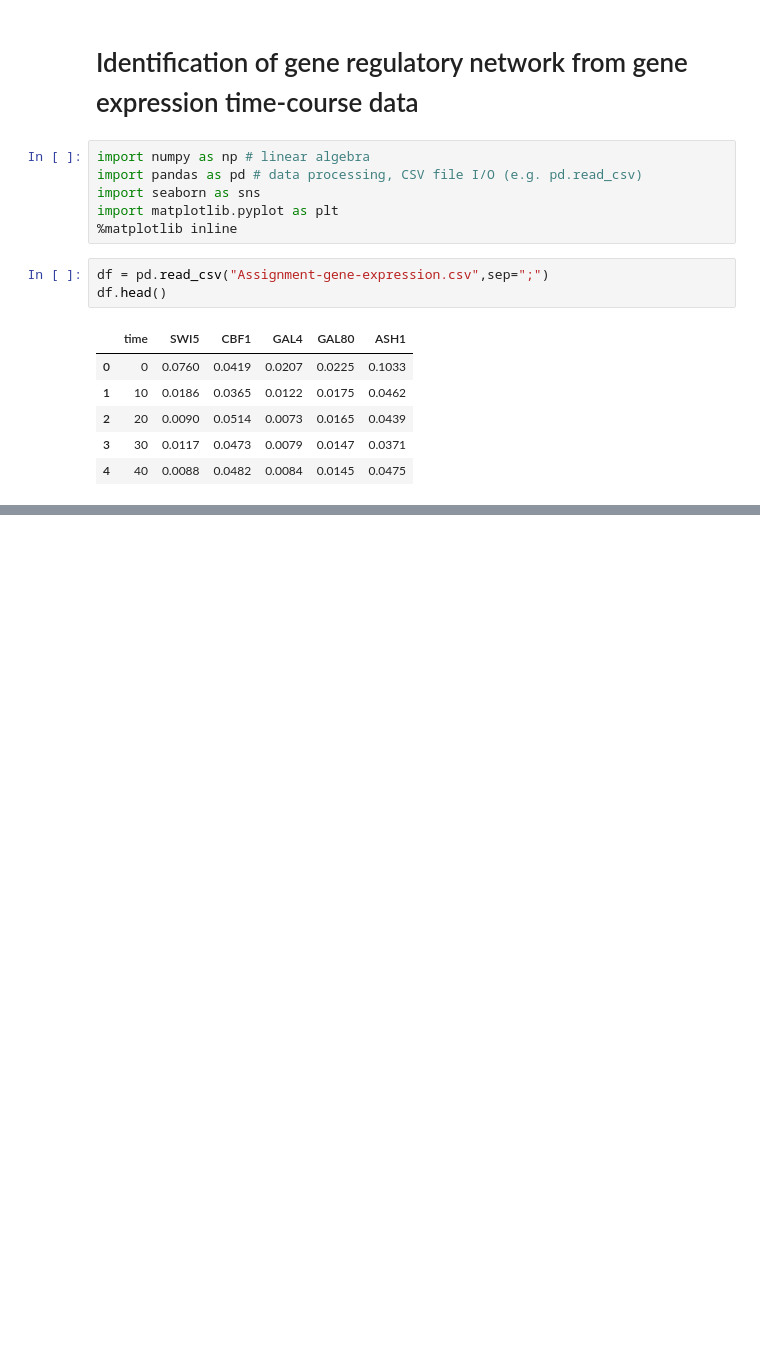
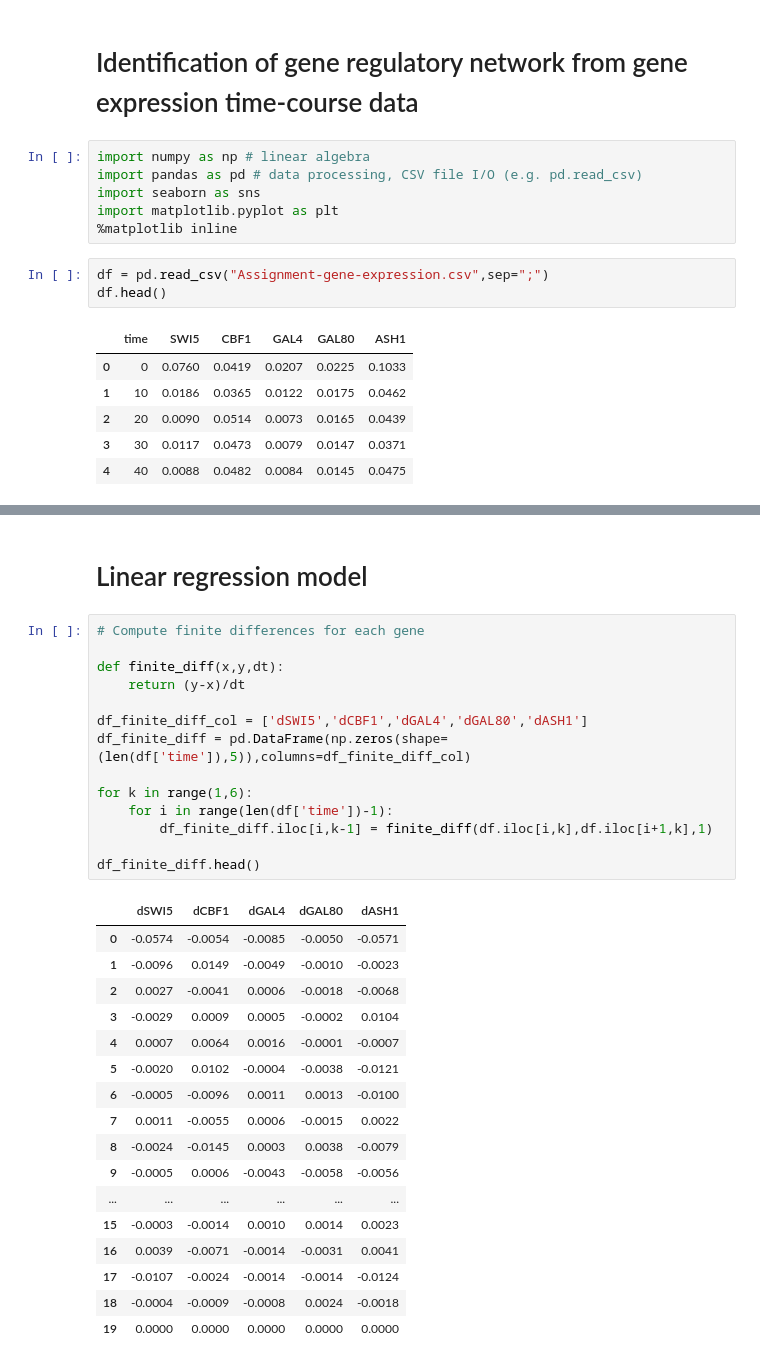
Before and after one commit to clgch/gene-regulatory-network-learning, a Jupyter notebook: Assignement 1.ipynb, the cells around one changed output, grey strips where cells are left out. Saved outputs shown, nothing was run; the diff lists cells and outputs as text; blank space fills up the shorter version.

Commit message:
dataframe of the finite differences created

```diff
--- a/Assignement 1.ipynb
+++ b/Assignement 1.ipynb
@@ -30,0 +33,34 @@ plt.legend(loc='upper left')
+# %% [markdown]
+# Linear regression model
+# %%
+# Compute finite differences for each gene
+
+def finite_diff(x,y,dt):
+    return (y-x)/dt
+
+df_finite_diff_col = ['dSWI5','dCBF1','dGAL4','dGAL80','dASH1']
+df_finite_diff = pd.DataFrame(np.zeros(shape=(len(df['time']),5)),columns=df_finite_diff_col)
+
+for k in range(1,6):
+    for i in range(len(df['time'])-1):
+        df_finite_diff.iloc[i,k-1] = finite_diff(df.iloc[i,k],df.iloc[i+1,k],1)
+
+df_finite_diff.head()
+# %% [output]
+|  | dSWI5 | dCBF1 | dGAL4 | dGAL80 | dASH1 |
+| 0 | -0.0574 | -0.0054 | -0.0085 | -0.0050 | -0.0571 |
+| 1 | -0.0096 | 0.0149 | -0.0049 | -0.0010 | -0.0023 |
+| 2 | 0.0027 | -0.0041 | 0.0006 | -0.0018 | -0.0068 |
+| 3 | -0.0029 | 0.0009 | 0.0005 | -0.0002 | 0.0104 |
+| 4 | 0.0007 | 0.0064 | 0.0016 | -0.0001 | -0.0007 |
+| 5 | -0.0020 | 0.0102 | -0.0004 | -0.0038 | -0.0121 |
+| 6 | -0.0005 | -0.0096 | 0.0011 | 0.0013 | -0.0100 |
+| 7 | 0.0011 | -0.0055 | 0.0006 | -0.0015 | 0.0022 |
+| 8 | -0.0024 | -0.0145 | 0.0003 | 0.0038 | -0.0079 |
+| 9 | -0.0005 | 0.0006 | -0.0043 | -0.0058 | -0.0056 |
+| ... | ... | ... | ... | ... | ... |
+| 15 | -0.0003 | -0.0014 | 0.0010 | 0.0014 | 0.0023 |
+| 16 | 0.0039 | -0.0071 | -0.0014 | -0.0031 | 0.0041 |
+| 17 | -0.0107 | -0.0024 | -0.0014 | -0.0014 | -0.0124 |
+| 18 | -0.0004 | -0.0009 | -0.0008 | 0.0024 | -0.0018 |
+| 19 | 0.0000 | 0.0000 | 0.0000 | 0.0000 | 0.0000 |
```
Also changed, not shown: parts of 1 cell of this notebook.
